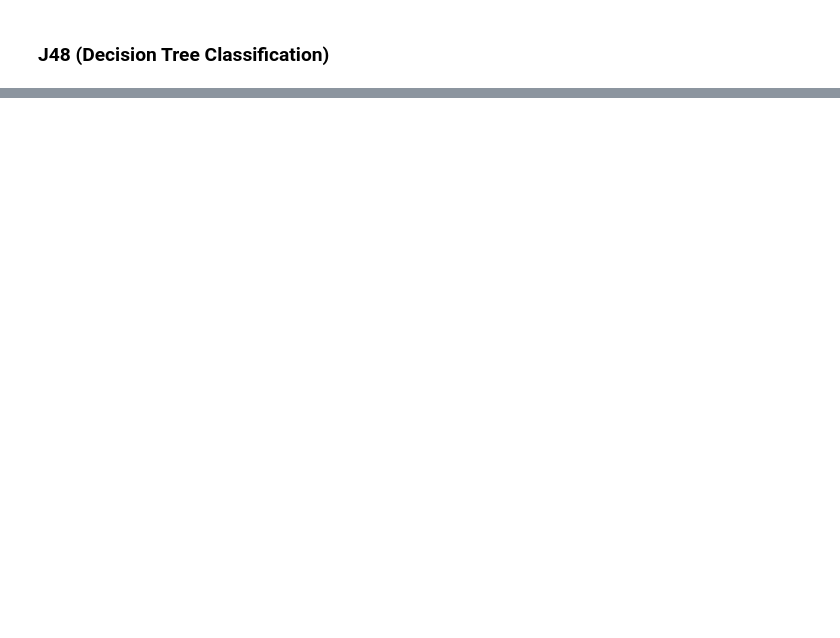
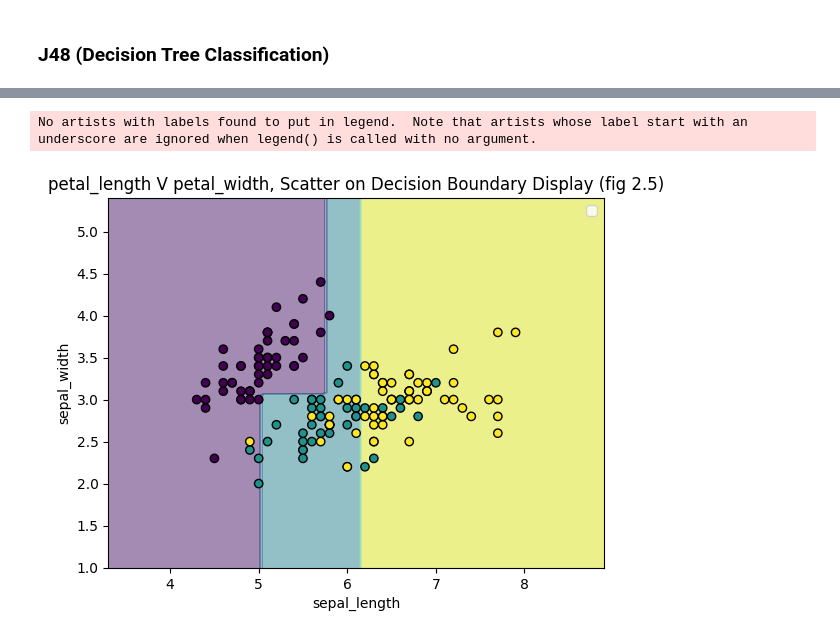
Before and after one commit to RochejamieGMIT/MachineLearning, a Jupyter notebook: project.ipynb, the cells around one changed output, grey strips where cells are left out. Saved outputs shown, nothing was run; the diff lists cells and outputs as text; code cells hidden in the pictures; blank space fills up the shorter version.

```diff
--- a/project.ipynb
+++ b/project.ipynb
@@ -482,0 +540,13 @@ No artists with labels found to put in legend.  Note that artists whose label st
+# %%
+disp = DecisionBoundaryDisplay.from_estimator(
+    clf_entropy2, xSepal, response_method="predict",
+    xlabel="sepal_length", ylabel="sepal_width",
+    alpha=0.5,
+)
+disp.ax_.scatter(xSepal['sepal_length'], xSepal['sepal_width'], c=Y.astype('category').cat.codes, edgecolor="k")
+plt.legend()
+plt.title('petal_length V petal_width, Scatter on Decision Boundary Display (fig 2.5)')
+plt.show()
+# %% [output]
+No artists with labels found to put in legend.  Note that artists whose label start with an underscore are ignored when legend() is called with no argument.
+[figure, added]
```
Also changed, not shown: parts of 25 cells of this notebook.
